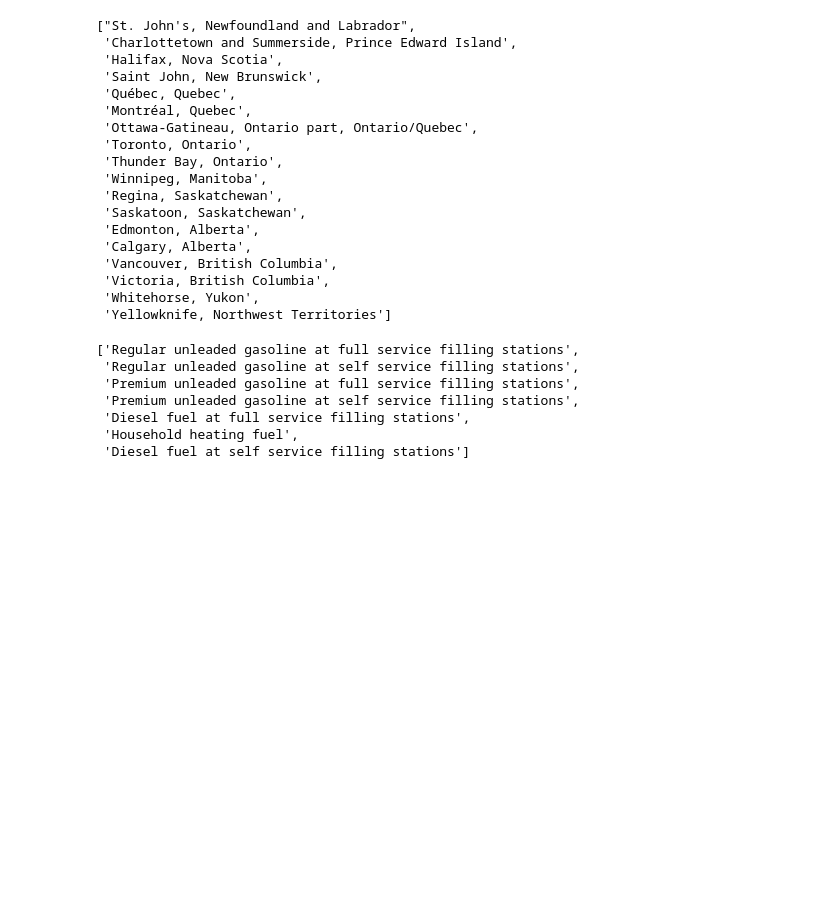
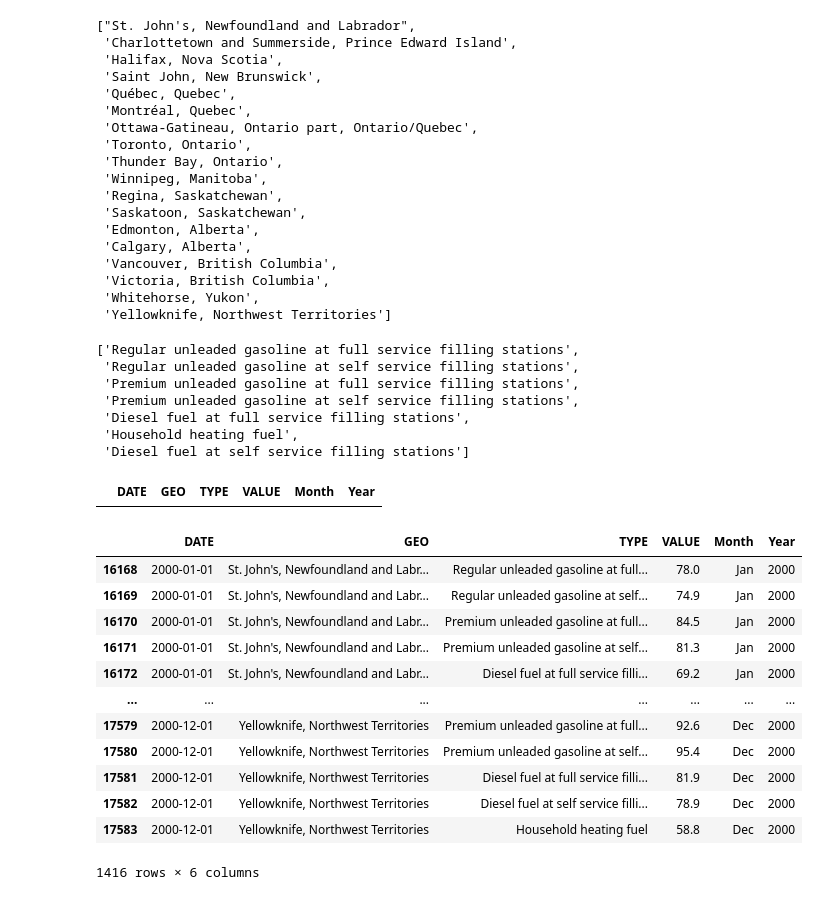
Before and after one commit to Zaki2409/canadian-gas-prices-analysis-EDA, a Jupyter notebook: Canadian Gasoline Prices EDA.ipynb, the cells around one changed output. Cells and saved outputs as stored; diff of their text form; code cells hidden in the pictures; blank space fills up the shorter version.

```diff
--- a/Canadian Gasoline Prices EDA.ipynb
+++ b/Canadian Gasoline Prices EDA.ipynb
@@ -154,0 +180,23 @@ data.TYPE.unique().tolist()
+# %%
+calgary = data[data['GEO'] == 'calgary, Alberta']
+calgary
+# %% [output]
+|  | DATE | GEO | TYPE | VALUE | Month | Year |
+# %%
+#Now, let's select 2000 year.
+sel_years = data[data['Year'] == 2000]
+sel_years
+# %% [output]
+|  | DATE | GEO | TYPE | VALUE | Month | Year |
+| 16168 | 2000-01-01 | St. John's, Newfoundland and Labr... | Regular unleaded gasoline at full... | 78.0 | Jan | 2000 |
+| 16169 | 2000-01-01 | St. John's, Newfoundland and Labr... | Regular unleaded gasoline at self... | 74.9 | Jan | 2000 |
+| 16170 | 2000-01-01 | St. John's, Newfoundland and Labr... | Premium unleaded gasoline at full... | 84.5 | Jan | 2000 |
+| 16171 | 2000-01-01 | St. John's, Newfoundland and Labr... | Premium unleaded gasoline at self... | 81.3 | Jan | 2000 |
+| 16172 | 2000-01-01 | St. John's, Newfoundland and Labr... | Diesel fuel at full service filli... | 69.2 | Jan | 2000 |
+| ... | ... | ... | ... | ... | ... | ... |
+| 17579 | 2000-12-01 | Yellowknife, Northwest Territories | Premium unleaded gasoline at full... | 92.6 | Dec | 2000 |
+| 17580 | 2000-12-01 | Yellowknife, Northwest Territories | Premium unleaded gasoline at self... | 95.4 | Dec | 2000 |
+| 17581 | 2000-12-01 | Yellowknife, Northwest Territories | Diesel fuel at full service filli... | 81.9 | Dec | 2000 |
+| 17582 | 2000-12-01 | Yellowknife, Northwest Territories | Diesel fuel at self service filli... | 78.9 | Dec | 2000 |
+| 17583 | 2000-12-01 | Yellowknife, Northwest Territories | Household heating fuel | 58.8 | Dec | 2000 |
+1416 rows × 6 columns
```
Also changed, not shown: parts of 15 cells of this notebook.
